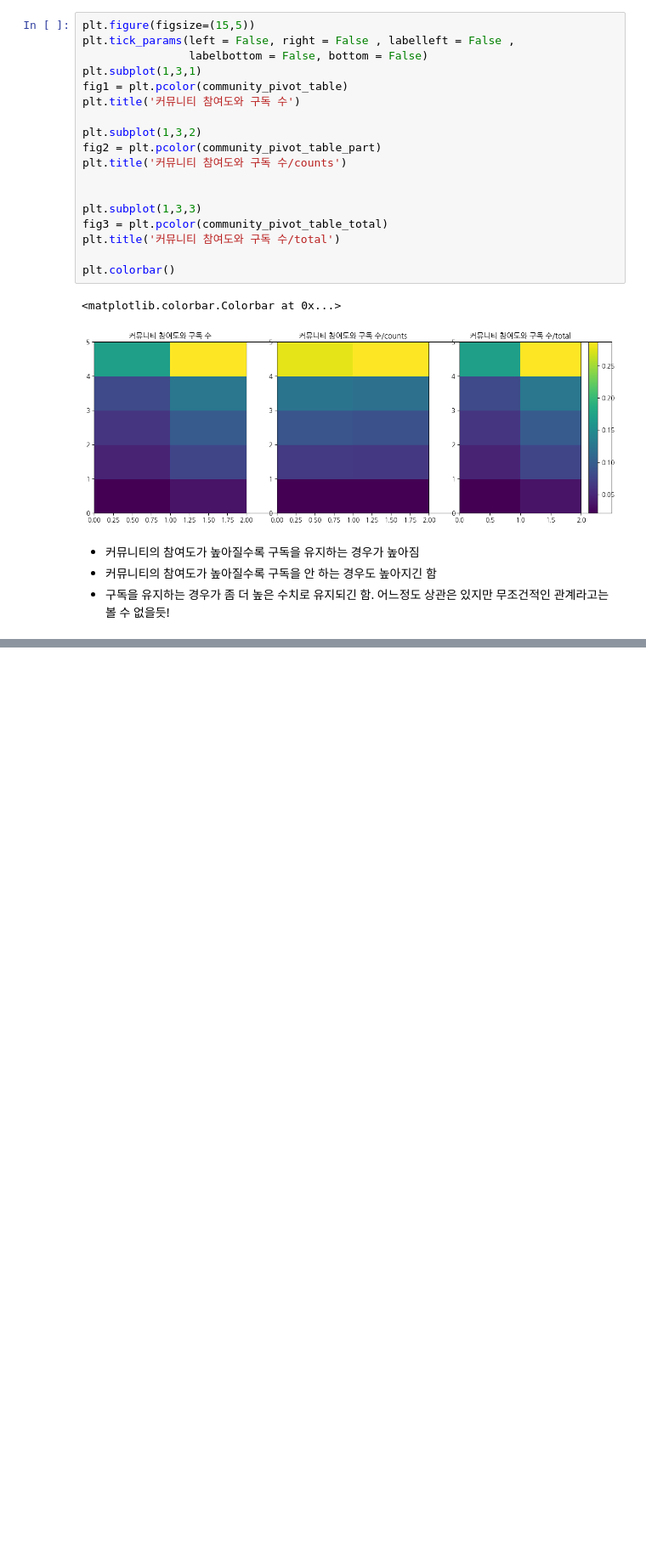
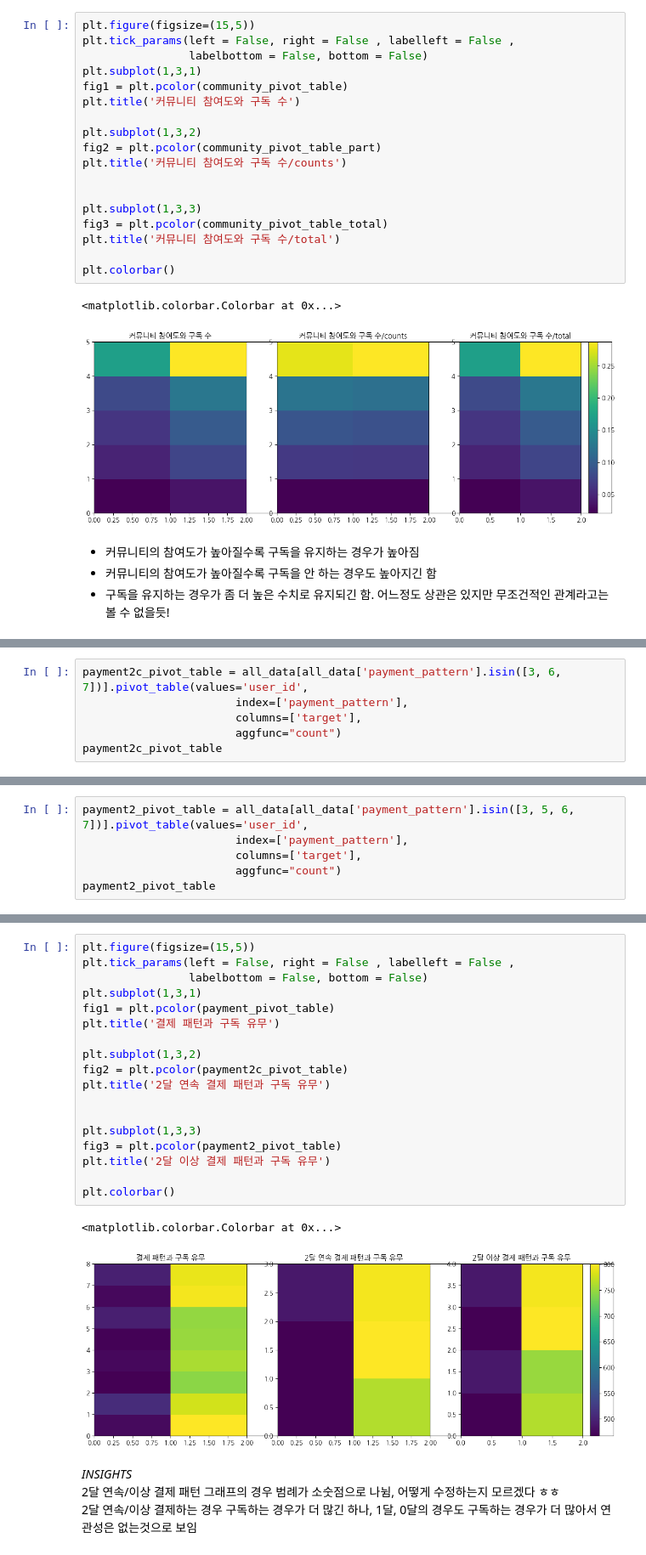
Before and after one commit to bobo-0/WASSUP4, a Jupyter notebook: 05_Data_Analysis/DA_Mini_Project.ipynb, the cells around one changed output, grey strips where cells are left out. Shown at 85% size. Drawn from its saved outputs; the diff is of its cells as text; blank space fills up the shorter version.

```diff
--- a/05_Data_Analysis/DA_Mini_Project.ipynb
+++ b/05_Data_Analysis/DA_Mini_Project.ipynb
@@ -673,0 +711,6 @@ plt.colorbar()
+# %%
+payment2c_pivot_table = all_data[all_data['payment_pattern'].isin([3, 6, 7])].pivot_table(values='user_id',
+                       index=['payment_pattern'],
+                       columns=['target'],
+                       aggfunc="count")
+payment2c_pivot_table
@@ -675,0 +727,6 @@ plt.colorbar()
+# %%
+payment2_pivot_table = all_data[all_data['payment_pattern'].isin([3, 5, 6, 7])].pivot_table(values='user_id',
+                       index=['payment_pattern'],
+                       columns=['target'],
+                       aggfunc="count")
+payment2_pivot_table
@@ -675,0 +740,25 @@ plt.colorbar()
+# %%
+plt.figure(figsize=(15,5))
+plt.tick_params(left = False, right = False , labelleft = False ,
+                labelbottom = False, bottom = False)
+plt.subplot(1,3,1)
+fig1 = plt.pcolor(payment_pivot_table)
+plt.title('결제 패턴과 구독 유무')
+
+plt.subplot(1,3,2)
+fig2 = plt.pcolor(payment2c_pivot_table)
+plt.title('2달 연속 결제 패턴과 구독 유무')
+
+
+plt.subplot(1,3,3)
+fig3 = plt.pcolor(payment2_pivot_table)
+plt.title('2달 이상 결제 패턴과 구독 유무')
+
+plt.colorbar()
+# %% [output]
+<matplotlib.colorbar.Colorbar at 0x...>
+[figure, added]
+# %% [markdown]
+*INSIGHTS*
+2달 연속/이상 결제 패턴 그래프의 경우 범례가 소숫점으로 나뉨, 어떻게 수정하는지 모르겠다 ㅎㅎ
+2달 연속/이상 결제하는 경우 구독하는 경우가 더 많긴 하나, 1달, 0달의 경우도 구독하는 경우가 더 많아서 연관성은 없는것으로 보임
```
Also changed, not shown: parts of 22 cells of this notebook.
